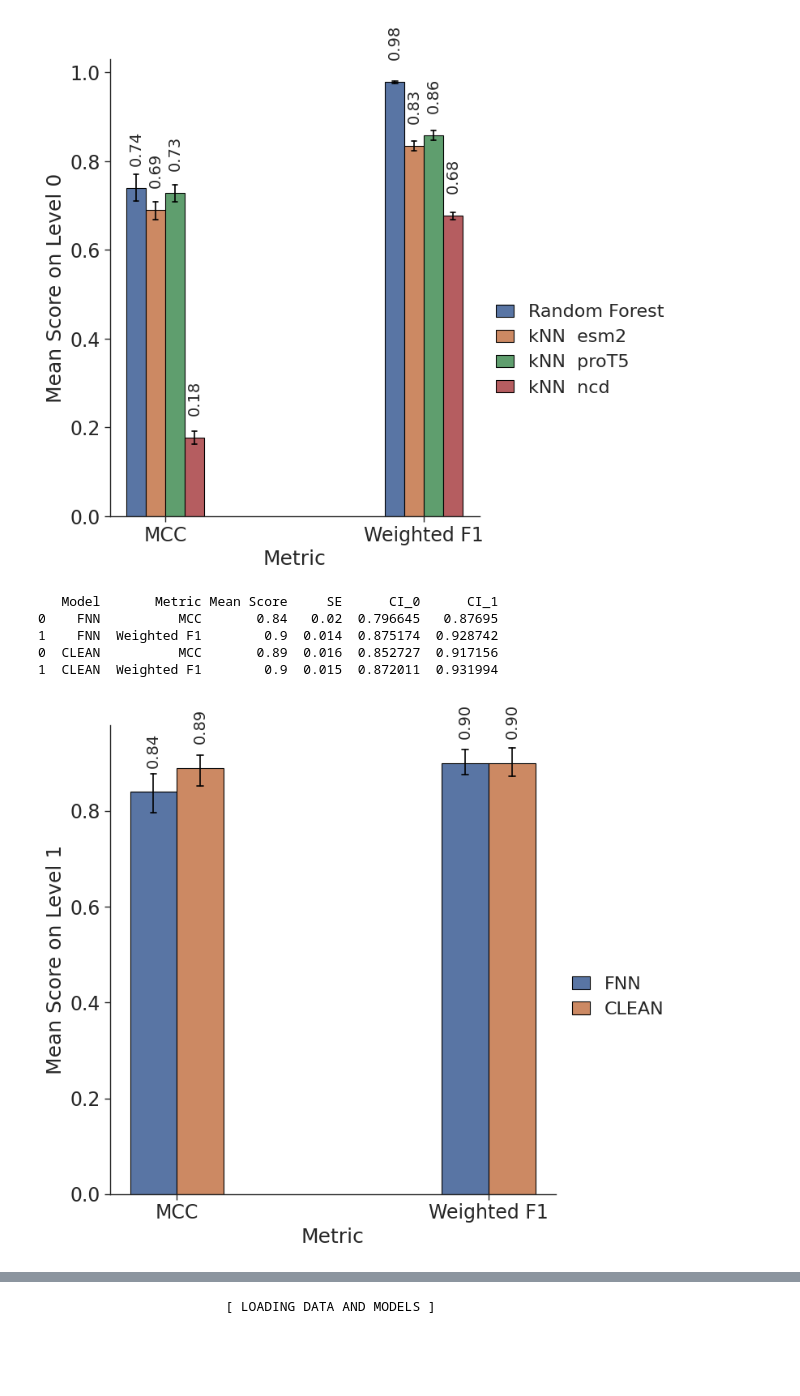
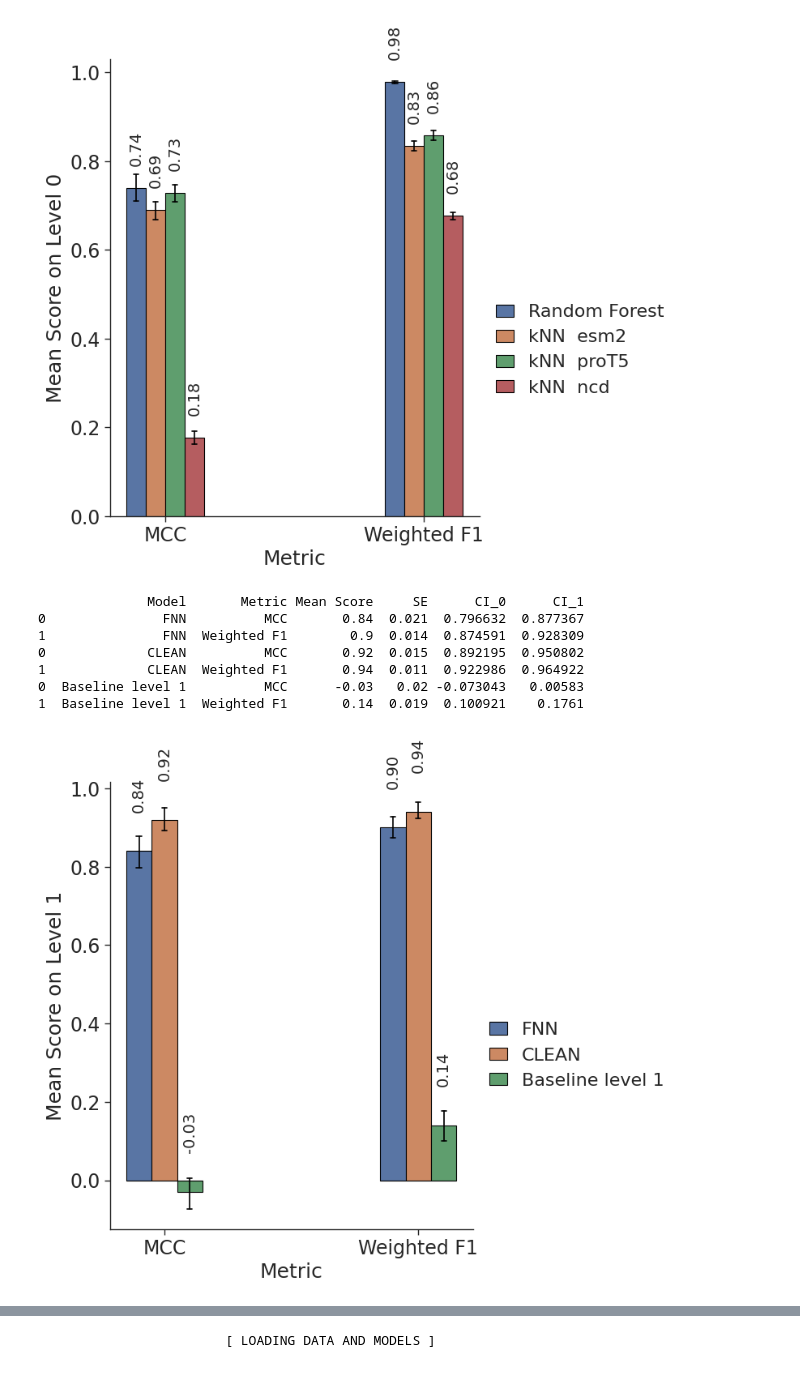
Before and after one commit to github4touchdouble/nnet-enzyme, a Jupyter notebook: tf_cnn_esm2/combined_fnn_level_2_classification.ipynb, the cells around one changed output, grey strips where cells are left out. Saved outputs shown, nothing was run; the diff lists cells and outputs as text; code cells hidden in the pictures.

```diff
--- a/tf_cnn_esm2/combined_fnn_level_2_classification.ipynb
+++ b/tf_cnn_esm2/combined_fnn_level_2_classification.ipynb
@@ -1335,11 +1368,11 @@ with open("/home/malte/01_Documents/Temp/results_clean/y_pred_l2_clean.txt") as
 y_trues_l0 = [y_true_truc, y_true_jan_knn_esm, y_true_jan_knn_prot, y_true_gzip]
 y_preds_l0 = [y_pred_truc, y_pred_jan_knn_esm, y_pred_jan_knn_prot, y_pred_gzip]
 
-y_trues_l1 = [y_true_l1, y_true_l1_clean]
-y_preds_l1 = [y_pred_l1, y_pred_l1_clean]
+y_trues_l1 = [y_true_l1, y_true_l1_clean_new, y_true_l1]
+y_preds_l1 = [y_pred_l1, y_pred_l1_clean_new, random_baseline_level_1_pred]
 
-y_trues_l2 = [y_true_l2, y_true_l2_clean]
-y_preds_l2 = [y_pred_l2, y_pred_l2_clean]
+y_trues_l2 = [y_true_l2, y_true_l2_clean_new, y_true_l2]
+y_preds_l2 = [y_pred_l2, y_pred_l2_clean_new, random_baseline_level_2_pred]
 
 # y_trues = [y_true_jan_knn_prot, y_true_jan_knn_esm]
 # y_preds = [y_pred_jan_knn_prot, y_pred_jan_knn_esm]
@@ -1399,16 +1431,18 @@ plot_bootstrapped_score(y_trues_l0,
 # %%
 # l1
 plot_bootstrapped_score(y_trues_l1,
                         y_preds_l1,
                         scoring_funcs=scoring_funcs,
-                        model_names=["FNN", "CLEAN"], level=1)
+                        model_names=["FNN", "CLEAN", "Baseline level 1"], level=1)
 # %% [output]
-   Model       Metric Mean Score     SE      CI_0      CI_1
-0    FNN          MCC       0.84   0.02  0.796645   0.87695
-1    FNN  Weighted F1        0.9  0.014  0.875174  0.928742
-0  CLEAN          MCC       0.89  0.016  0.852727  0.917156
-1  CLEAN  Weighted F1        0.9  0.015  0.872011  0.931994
+              Model       Metric Mean Score     SE      CI_0      CI_1
+0               FNN          MCC       0.84  0.021  0.796632  0.877367
+1               FNN  Weighted F1        0.9  0.014  0.874591  0.928309
+0             CLEAN          MCC       0.92  0.015  0.892195  0.950802
+1             CLEAN  Weighted F1       0.94  0.011  0.922986  0.964922
+0  Baseline level 1          MCC      -0.03   0.02 -0.073043   0.00583
+1  Baseline level 1  Weighted F1       0.14  0.019  0.100921    0.1761
-[figure, old version]
+[figure, new version]
 # %%
 
 # l2
```
Also changed, not shown: parts of 9 cells of this notebook.
